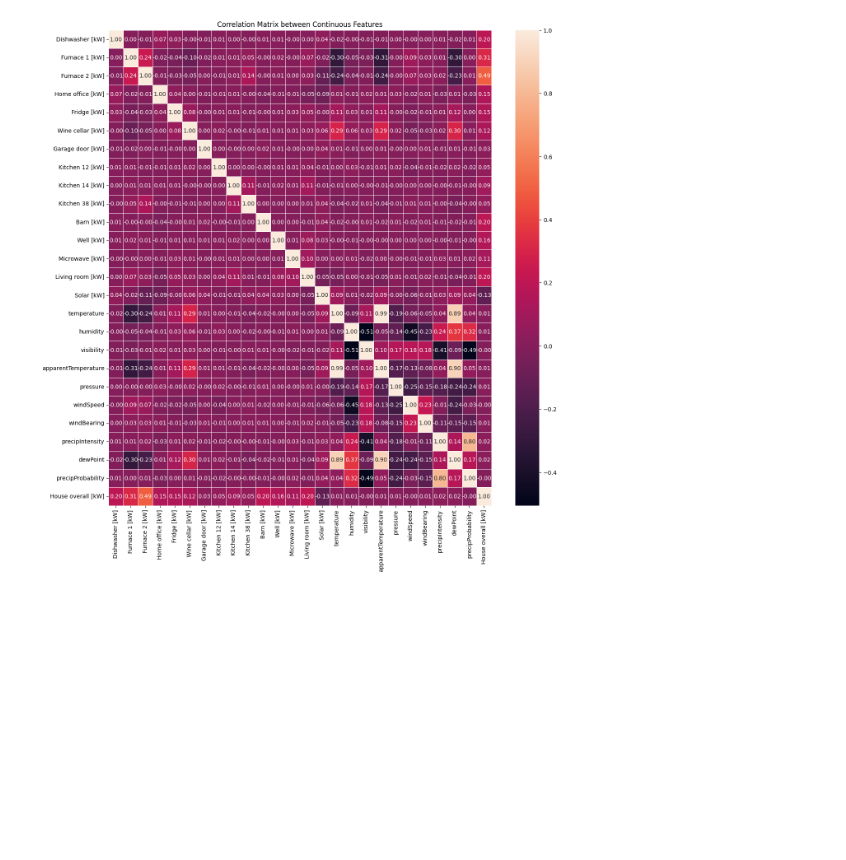
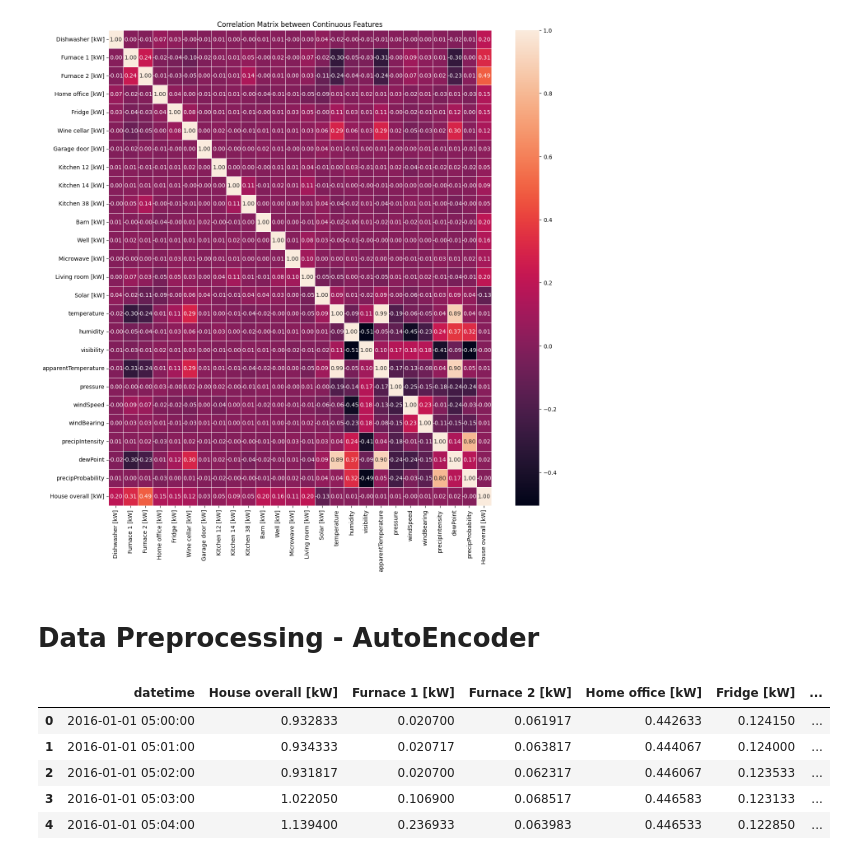
Before and after one commit to mojodean/aai-530-final-project, a Jupyter notebook: 530_IoT_project.ipynb, the cells around one changed output. Cells and saved outputs as stored; diff of their text form; code cells hidden in the pictures; blank space fills up the shorter version.

```diff
--- a/530_IoT_project.ipynb
+++ b/530_IoT_project.ipynb
@@ -298,3 +295,27 @@ plt.title('Correlation Matrix between Continuous Features')
 # %% [output]
 Text(0.5, 1.0, 'Correlation Matrix between Continuous Features')
 [figure]
+# %% [markdown]
+# Data Preprocessing - AutoEncoder
+# %%
+# Make copy of dataframe with features selected
+selected_features = ['datetime',
+                     'House overall [kW]',
+                     'Furnace 1 [kW]',
+                     'Furnace 2 [kW]',
+                     'Home office [kW]',
+                     'Fridge [kW]',
+                     'Wine cellar [kW]',
+                     'Living room [kW]',
+                     'temperature'
+]
+
+df_work = df[selected_features].copy()
+df_work.head()
+# %% [output]
+|  | datetime | House overall [kW] | Furnace 1 [kW] | Furnace 2 [kW] | Home office [kW] | Fridge [kW] | ... |
+| 0 | 2016-01-01 05:00:00 | 0.932833 | 0.020700 | 0.061917 | 0.442633 | 0.124150 | ... |
+| 1 | 2016-01-01 05:01:00 | 0.934333 | 0.020717 | 0.063817 | 0.444067 | 0.124000 | ... |
+| 2 | 2016-01-01 05:02:00 | 0.931817 | 0.020700 | 0.062317 | 0.446067 | 0.123533 | ... |
+| 3 | 2016-01-01 05:03:00 | 1.022050 | 0.106900 | 0.068517 | 0.446583 | 0.123133 | ... |
+| 4 | 2016-01-01 05:04:00 | 1.139400 | 0.236933 | 0.063983 | 0.446533 | 0.122850 | ... |
```
Also changed, not shown: parts of 15 cells of this notebook.
